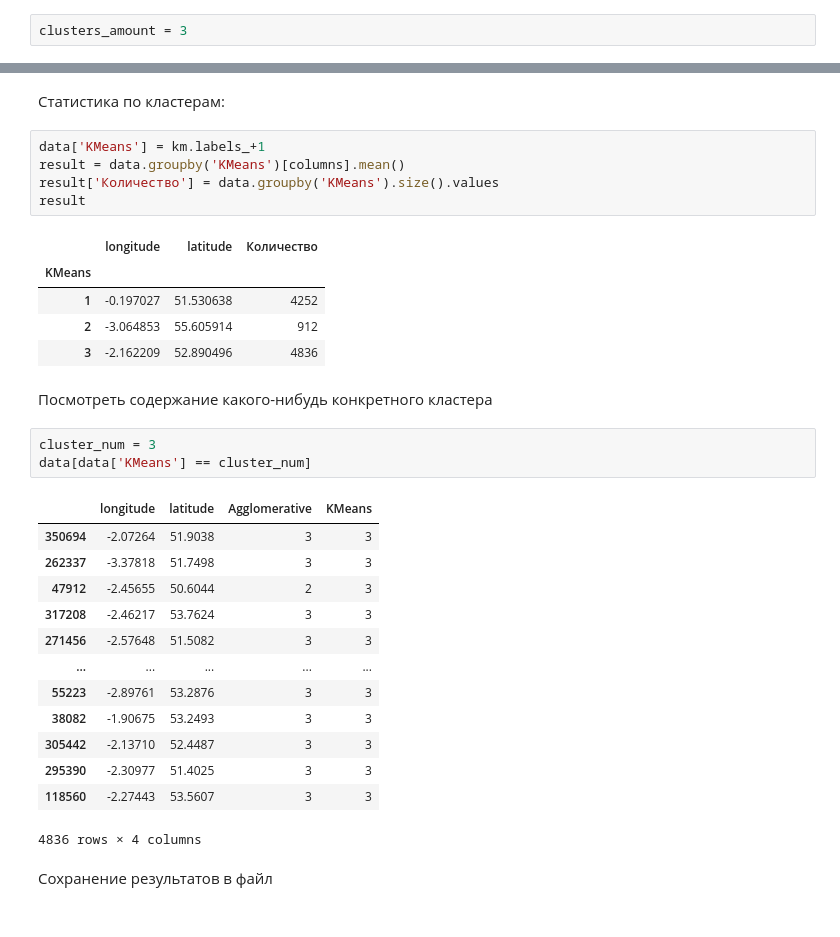
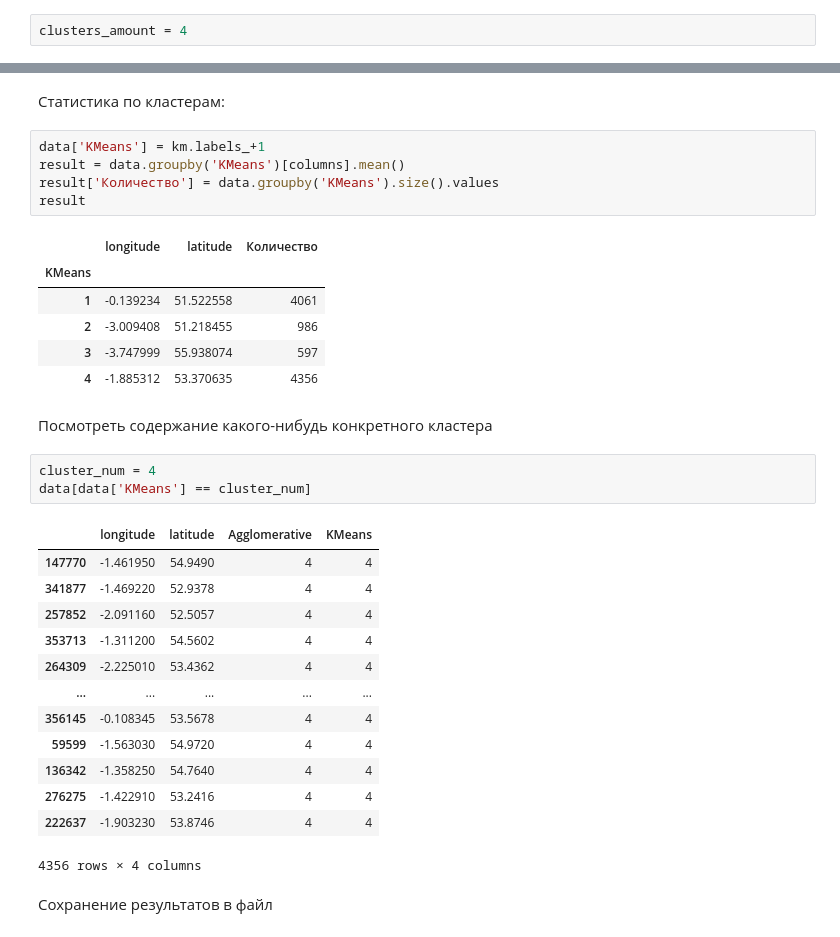
Before and after one commit to renett-t/data-mining-course, a Jupyter notebook: clusterization/1_Clusterisation_Data_mining_couse_2022.ipynb, the cells around one changed output, grey strips where cells are left out. Cells and saved outputs as stored; diff of their text form.

```diff
--- a/clusterization/1_Clusterisation_Data_mining_couse_2022.ipynb
+++ b/clusterization/1_Clusterisation_Data_mining_couse_2022.ipynb
@@ -102,7 +102,7 @@ print("Рекомендованное количество кластеров:",
 # %% [markdown]
 Установим кол-во кластеров для построения графиков и работы алгоритма k-means:
 # %%
-clusters_amount = 3
+clusters_amount = 4
 # %% [markdown]
 Построим дендограмму
 # %%
@@ -229,28 +230,29 @@ result
 # %% [output]
 |  | longitude | latitude | Количество |
 | KMeans |  |  |  |
-| 1 | -0.197027 | 51.530638 | 4252 |
-| 2 | -3.064853 | 55.605914 | 912 |
-| 3 | -2.162209 | 52.890496 | 4836 |
+| 1 | -0.139234 | 51.522558 | 4061 |
+| 2 | -3.009408 | 51.218455 | 986 |
+| 3 | -3.747999 | 55.938074 | 597 |
+| 4 | -1.885312 | 53.370635 | 4356 |
 # %% [markdown]
 Посмотреть содержание какого-нибудь конкретного кластера
 # %%
-cluster_num = 3
+cluster_num = 4
 data[data['KMeans'] == cluster_num]
 # %% [output]
 |  | longitude | latitude | Agglomerative | KMeans |
-| 350694 | -2.07264 | 51.9038 | 3 | 3 |
-| 262337 | -3.37818 | 51.7498 | 3 | 3 |
-| 47912 | -2.45655 | 50.6044 | 2 | 3 |
-| 317208 | -2.46217 | 53.7624 | 3 | 3 |
-| 271456 | -2.57648 | 51.5082 | 3 | 3 |
+| 147770 | -1.461950 | 54.9490 | 4 | 4 |
+| 341877 | -1.469220 | 52.9378 | 4 | 4 |
+| 257852 | -2.091160 | 52.5057 | 4 | 4 |
+| 353713 | -1.311200 | 54.5602 | 4 | 4 |
+| 264309 | -2.225010 | 53.4362 | 4 | 4 |
 | ... | ... | ... | ... | ... |
-| 55223 | -2.89761 | 53.2876 | 3 | 3 |
-| 38082 | -1.90675 | 53.2493 | 3 | 3 |
-| 305442 | -2.13710 | 52.4487 | 3 | 3 |
-| 295390 | -2.30977 | 51.4025 | 3 | 3 |
-| 118560 | -2.27443 | 53.5607 | 3 | 3 |
+| 356145 | -0.108345 | 53.5678 | 4 | 4 |
+| 59599 | -1.563030 | 54.9720 | 4 | 4 |
+| 136342 | -1.358250 | 54.7640 | 4 | 4 |
+| 276275 | -1.422910 | 53.2416 | 4 | 4 |
+| 222637 | -1.903230 | 53.8746 | 4 | 4 |
-4836 rows × 4 columns
+4356 rows × 4 columns
 # %% [markdown]
 Сохранение результатов в файл
 # %%
```
Also changed, not shown: parts of 40 cells of this notebook, 7 other files.
